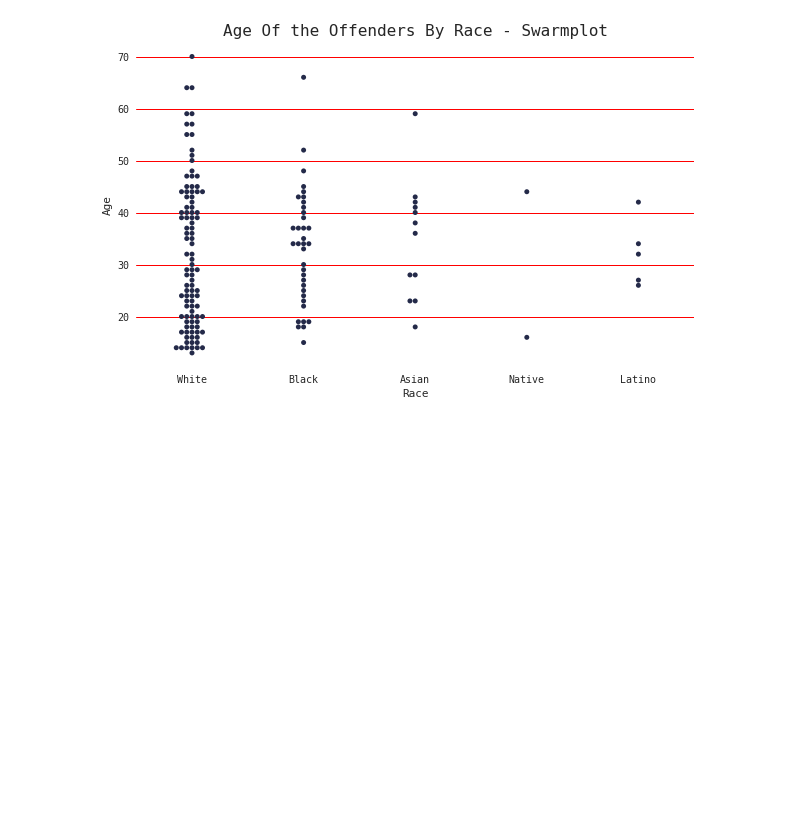
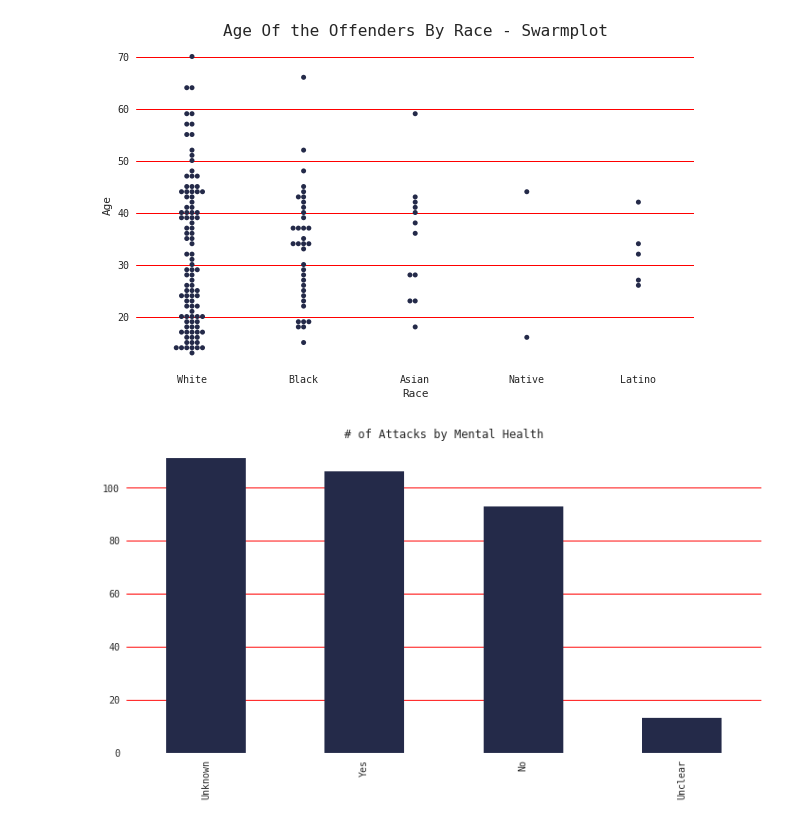
Before and after one commit to qu4ku/datasets-analysis, a Jupyter notebook: 001-US-Mass-Shootings.ipynb, the cells around one changed output. Cells and saved outputs as stored; diff of their text form; code cells hidden in the pictures; blank space fills up the shorter version.

```diff
--- a/001-US-Mass-Shootings.ipynb
+++ b/001-US-Mass-Shootings.ipynb
@@ -65,5 +95,5 @@ df.head(3)
 # %%
-# Let's create new features for later exploration
+# Creating new features for later exploration
 df['Year'] = df.Date.dt.year
 df['Month'] = df.Date.dt.month
 df['Quarter'] = df.Date.dt.quarter
@@ -93,6 +123,9 @@ df['Gender'] = df['Gender'].apply(sort_gender)
 
 df['Cause'].replace('unknown', np.nan, inplace=True)
 
+# Cleaning Mental Health Issues
+df['Mental Health Issues'].replace('unknown', 'Unknown', inplace=True)
+
 # Races column needs to be cleaned
 races_dict = {
     'White American or European American': 'White',
@@ -384,3 +417,10 @@ plt.title('Age Of the Offenders By Race - Swarmplot', fontsize=16);
 [figure]
 # %%
 # Mental health issue barplot
+# %%
+plt.axes(frameon=False)
+df['Mental Health Issues'].value_counts().plot(kind='bar', color=MC)
+plt.grid(color=SC, axis='y')
+plt.title('# of Attacks by Mental Health');
+# %% [output]
+[figure, added]
```
Also changed, not shown: parts of 12 cells of this notebook.
